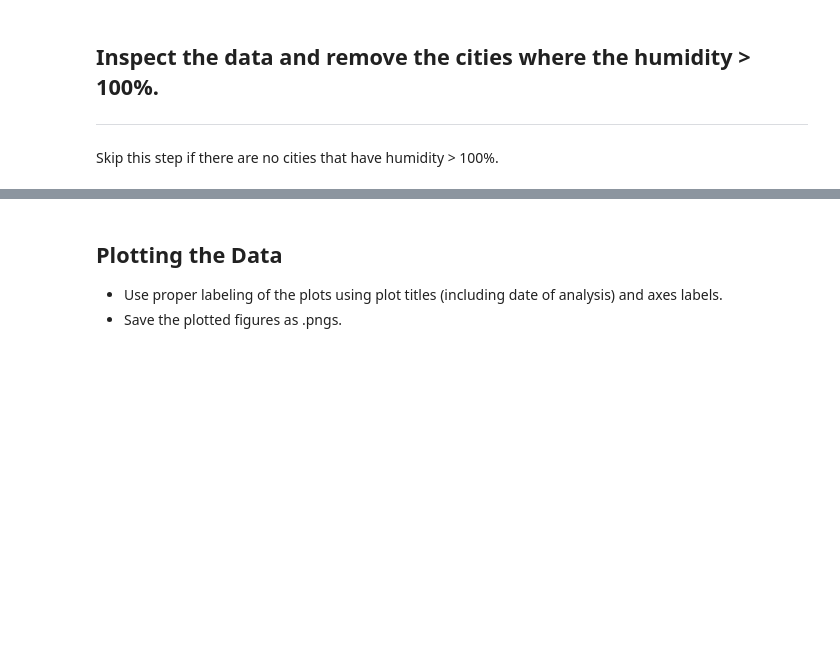
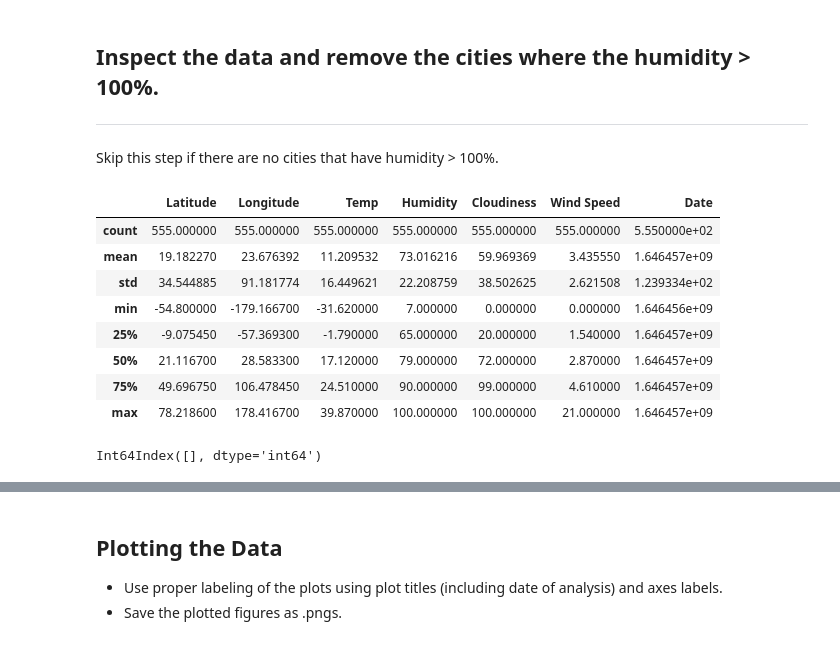
Before and after one commit to jcus/python-api-challenge, a Jupyter notebook: starter_code/WeatherPy.ipynb, the cells around one changed output, grey strips where cells are left out. Saved outputs shown, nothing was run; the diff lists cells and outputs as text; code cells hidden in the pictures; blank space fills up the shorter version.

```diff
--- a/starter_code/WeatherPy.ipynb
+++ b/starter_code/WeatherPy.ipynb
@@ -211,10 +211,25 @@ weatherDF.to_csv("Weather_Output.csv")
 Skip this step if there are no cities that have humidity > 100%.
 # %%
 #Lat	Lng	Max Temp	Humidity	Cloudiness	Wind Speed	Date
-# count	550.000000	550.000000	550.000000	550.000000	550.000000	550.000000	5.500000e+02
+# count	550.000000	550.000000	550.000000	550.000000	550.000000	550.000000	5.500000e+02#
+# Get the indices of cities that have humidity over 100%.
+weatherDF.describe()
+# %% [output]
+|  | Latitude | Longitude | Temp | Humidity | Cloudiness | Wind Speed | Date |
+| count | 555.000000 | 555.000000 | 555.000000 | 555.000000 | 555.000000 | 555.000000 | 5.550000e+02 |
+| mean | 19.182270 | 23.676392 | 11.209532 | 73.016216 | 59.969369 | 3.435550 | 1.646457e+09 |
+| std | 34.544885 | 91.181774 | 16.449621 | 22.208759 | 38.502625 | 2.621508 | 1.239334e+02 |
+| min | -54.800000 | -179.166700 | -31.620000 | 7.000000 | 0.000000 | 0.000000 | 1.646456e+09 |
+| 25% | -9.075450 | -57.369300 | -1.790000 | 65.000000 | 20.000000 | 1.540000 | 1.646457e+09 |
+| 50% | 21.116700 | 28.583300 | 17.120000 | 79.000000 | 72.000000 | 2.870000 | 1.646457e+09 |
+| 75% | 49.696750 | 106.478450 | 24.510000 | 90.000000 | 99.000000 | 4.610000 | 1.646457e+09 |
+| max | 78.218600 | 178.416700 | 39.870000 | 100.000000 | 100.000000 | 21.000000 | 1.646457e+09 |
 # %%
 # Get the indices of cities that have humidity over 100%.
-# Int64Index([], dtype='int64')
+extr_humidity = weatherDF[(weatherDF['Humidity']>100)].index
+extr_humidity
+# %% [output]
+Int64Index([], dtype='int64')
 # %%
 # Make a new DataFrame equal to the city data to drop all humidity outliers by index.
 # Passing "inplace=False" will make a copy of the city_data DataFrame, which we call "clean_city_data".
```
Also changed, not shown: parts of 21 cells of this notebook, 10 other files.
